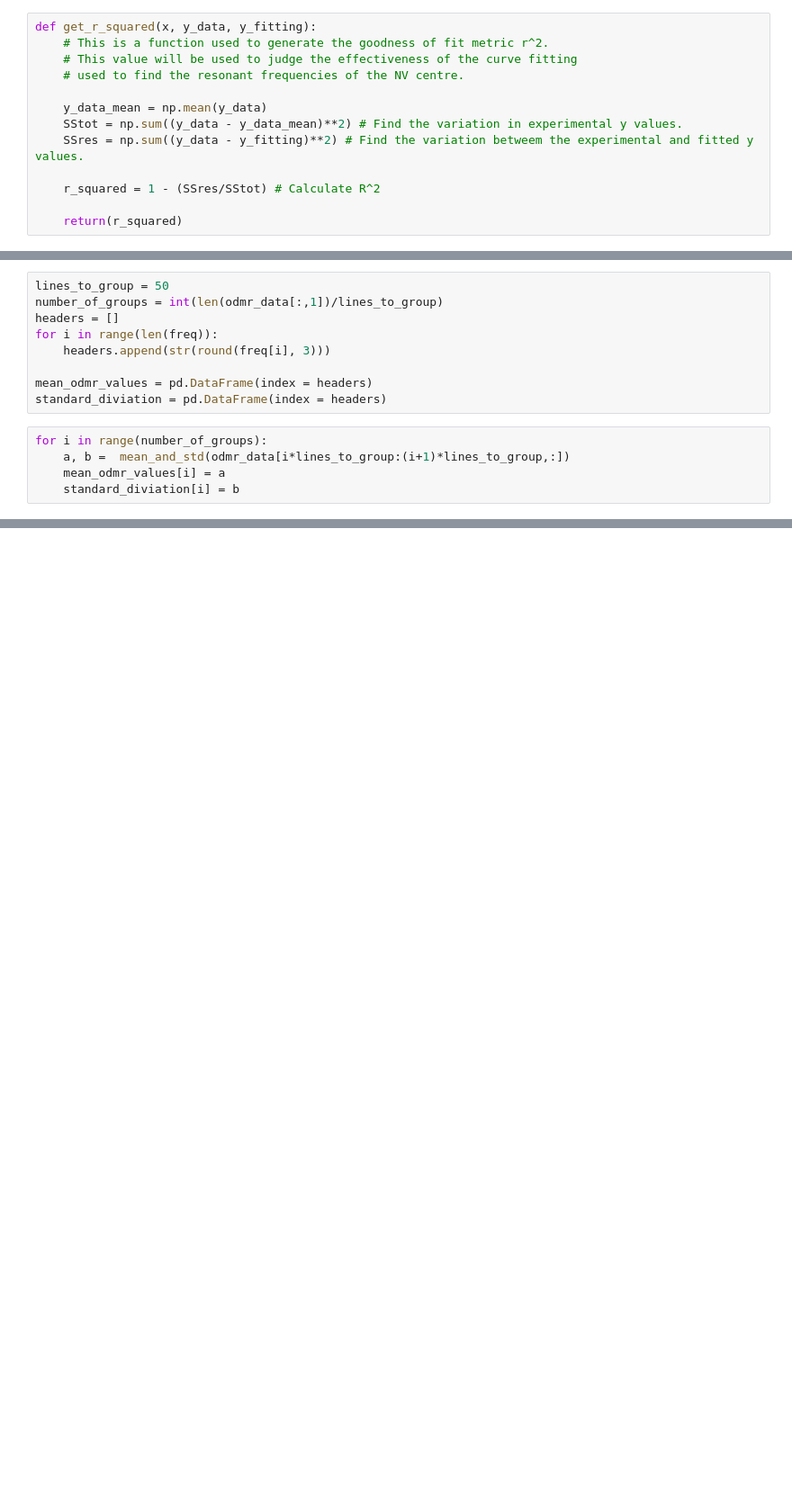
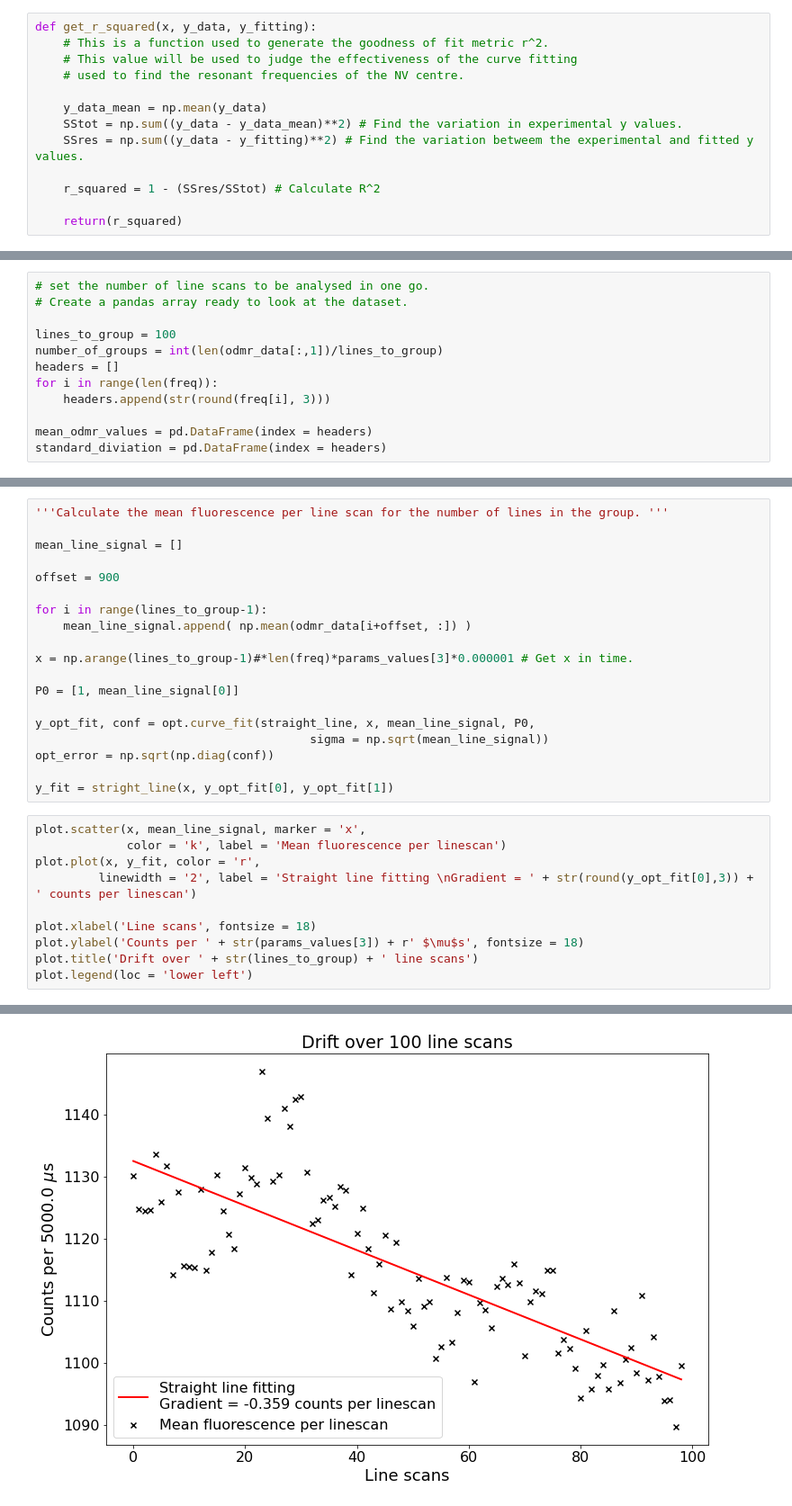
Before and after one commit to Corbyn93/Ryans_Python_Scripts, a Jupyter notebook: Ryan's Jupyter stuff/ODMR analysis/20210505_ODMR_Varience_calculation.ipynb, the cells around one changed output, grey strips where cells are left out. Shown at 90% size. Cells and saved outputs as stored; diff of their text form; blank space fills up the shorter version.

Commit message:
28th May 2021 Lab upload
This is a back up of the lab code onto the JA3.15 branch. It looks like this upload has all of the code that I have recently written for the analysis of the SRRF data.

```diff
--- a/Ryan's Jupyter stuff/ODMR analysis/20210505_ODMR_Varience_calculation.ipynb
+++ b/Ryan's Jupyter stuff/ODMR analysis/20210505_ODMR_Varience_calculation.ipynb
@@ -204,5 +223,8 @@ r squared = 0.9883377654400883
 # %%
-lines_to_group = 50
+# set the number of line scans to be analysed in one go.
+# Create a pandas array ready to look at the dataset.
+
+lines_to_group = 100
 number_of_groups = int(len(odmr_data[:,1])/lines_to_group)
 headers = []
 for i in range(len(freq)):
@@ -210,8 +232,3 @@ for i in range(len(freq)):
 
 mean_odmr_values = pd.DataFrame(index = headers)
 standard_diviation = pd.DataFrame(index = headers)
-# %%
-for i in range(number_of_groups):
-    a, b =  mean_and_std(odmr_data[i*lines_to_group:(i+1)*lines_to_group,:])
-    mean_odmr_values[i] = a
-    standard_diviation[i] = b
@@ -275,0 +241,30 @@ Length: 151, dtype: float64
+# %%
+'''Calculate the mean fluorescence per line scan for the number of lines in the group. '''
+
+mean_line_signal = []
+
+offset = 900
+
+for i in range(lines_to_group-1):
+    mean_line_signal.append( np.mean(odmr_data[i+offset, :]) )
+
+x = np.arange(lines_to_group-1)#*len(freq)*params_values[3]*0.000001 # Get x in time.
+
+P0 = [1, mean_line_signal[0]]
+
+y_opt_fit, conf = opt.curve_fit(straight_line, x, mean_line_signal, P0,
+                                       sigma = np.sqrt(mean_line_signal))
+opt_error = np.sqrt(np.diag(conf))
+
+y_fit = stright_line(x, y_opt_fit[0], y_opt_fit[1])
+# %%
+plot.scatter(x, mean_line_signal, marker = 'x',
+             color = 'k', label = 'Mean fluorescence per linescan')
+plot.plot(x, y_fit, color = 'r',
+         linewidth = '2', label = 'Straight line fitting \nGradient = ' + str(round(y_opt_fit[0],3)) + ' counts per linescan')
+
+plot.xlabel('Line scans', fontsize = 18)
+plot.ylabel('Counts per ' + str(params_values[3]) + r' $\mu$s', fontsize = 18)
+plot.title('Drift over ' + str(lines_to_group) + ' line scans')
+plot.legend(loc = 'lower left')
+# %% [output]
@@ -275,0 +272 @@ Length: 151, dtype: float64
+[figure, added]
```
Also changed, not shown: parts of 14 cells of this notebook, 3 other files.
